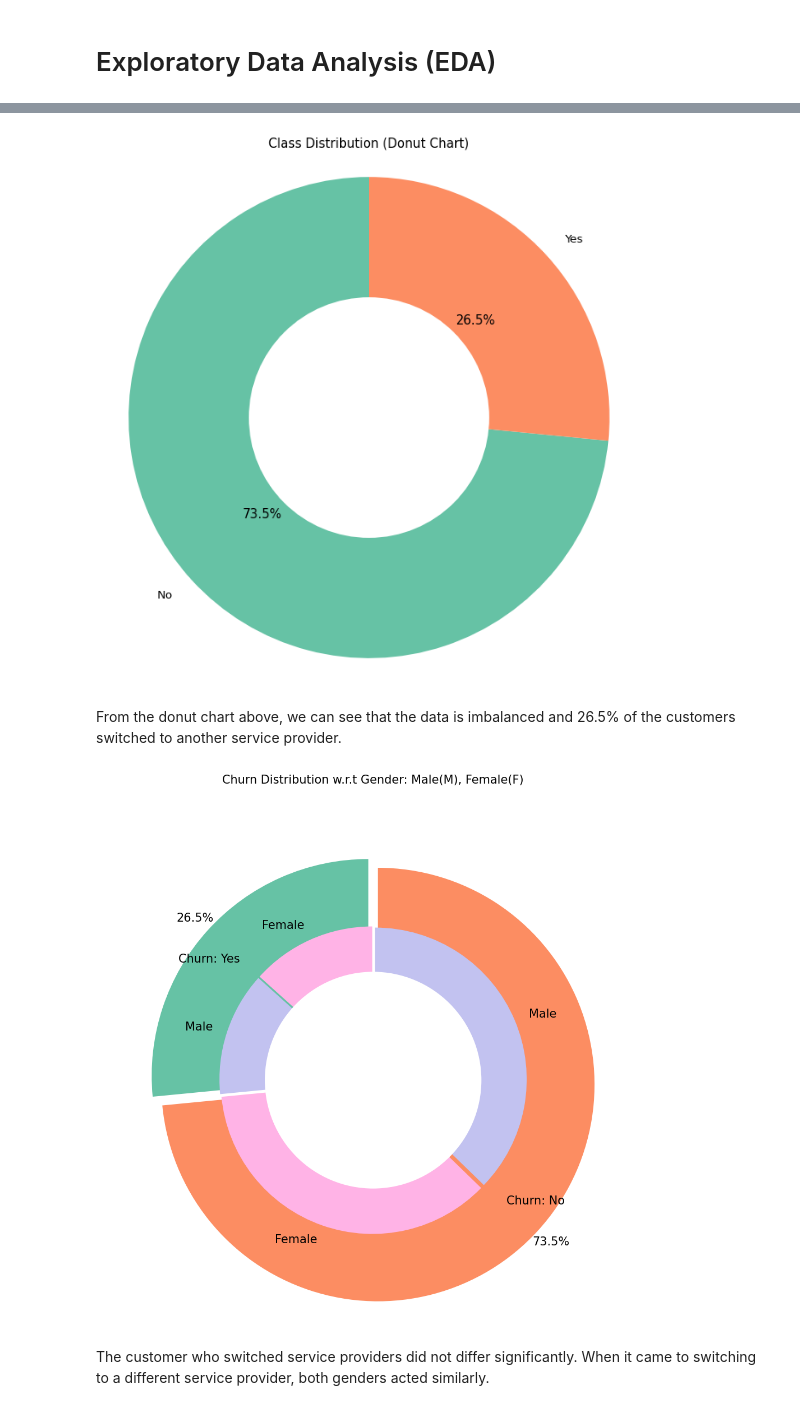
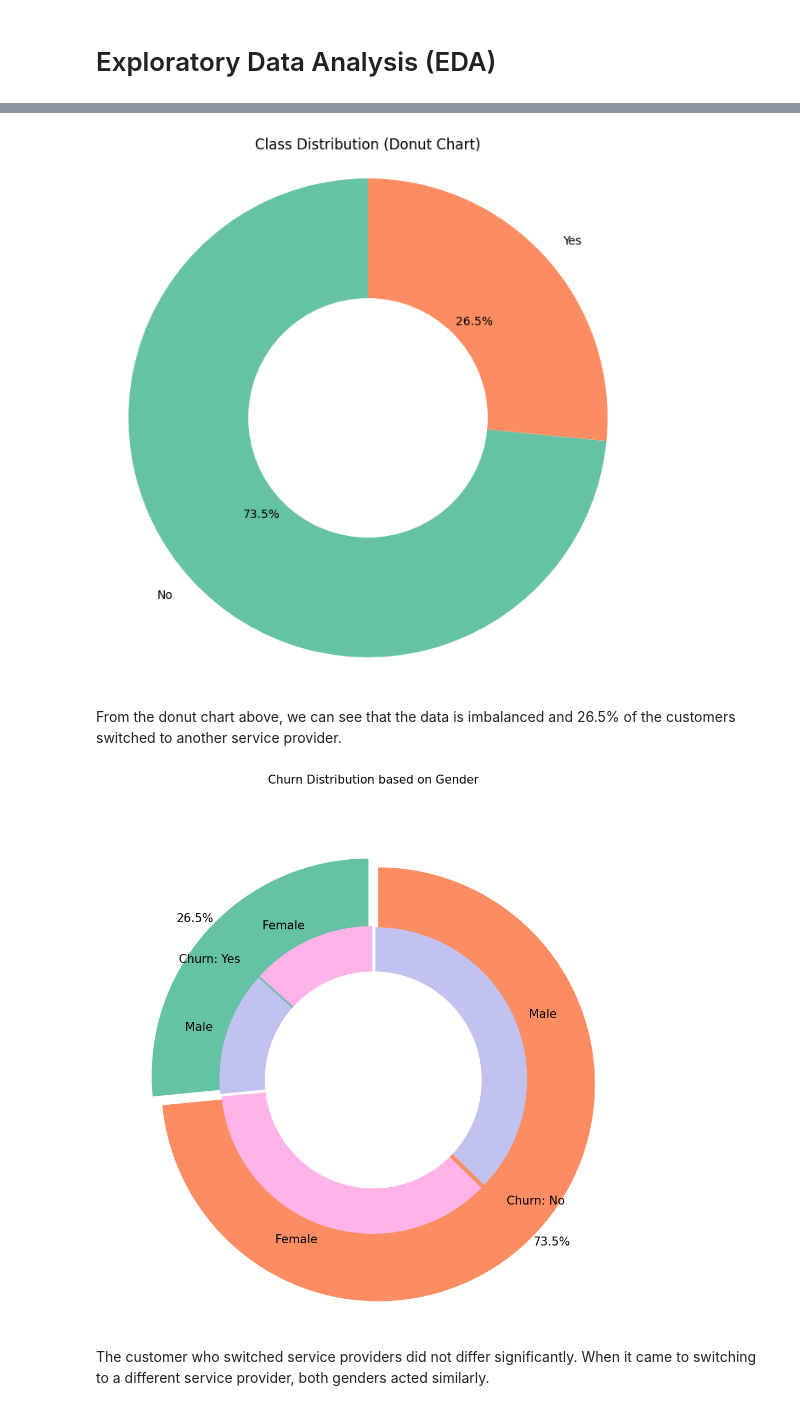
Before and after one commit to Shrestha-Dipesh/ML-Final-Project, a Jupyter notebook: ML_Final_Project.ipynb, the cells around one changed output, grey strips where cells are left out. Drawn from its saved outputs; the diff is of its cells as text; code cells hidden in the pictures.

```diff
--- a/ML_Final_Project.ipynb
+++ b/ML_Final_Project.ipynb
@@ -134,14 +139,0 @@ We will now encode categorical columns with binary value ('Yes' and 'No') with n
-# %%
-# Initialize a counter for affected columns
-affected_columns_count = 0
-
-# Iterate through columns
-for column in data.columns:
-    # Check if all unique values in the column are 'Yes' or 'No'
-    if set(data[column].unique()) == {'Yes', 'No'}:
-        # Replace 'Yes' with 1 and 'No' with 0
-        data[column] = data[column].replace({'Yes': 1, 'No': 0})
-        affected_columns_count += 1
-
-# Display the count of affected columns
-print(f'{affected_columns_count} columns were affected.')
@@ -211,20 +191,20 @@ plt.axis('equal')
 plt.title('Class Distribution (Donut Chart)')
 plt.show()
 # %% [output]
-[figure, old version]
+[figure, new version]
 # %% [markdown]
 From the donut chart above, we can see that the data is imbalanced and 26.5% of the customers switched to another service provider.
 # %%
 # Churn data
 churn_labels = ["Churn: Yes", "Churn: No"]
-churn_values = [data[data['Churn'] == 1].shape[0], data[data['Churn'] == 0].shape[0]]
+churn_values = [data[data['Churn'] == "Yes"].shape[0], data[data['Churn'] == "No"].shape[0]]
 
 # Gender data
 gender_labels = ["Female", "Male", "Female", "Male"]
-male_churn_yes_count = data[data['Churn'] == 1].loc[data['gender'] == 'Male'].shape[0]
-female_churn_yes_count = data[data['Churn'] == 1].loc[data['gender'] == 'Female'].shape[0]
-male_churn_no_count = data[data['Churn'] == 0].loc[data['gender'] == 'Male'].shape[0]
-female_churn_no_count = data[data['Churn'] == 0].loc[data['gender'] == 'Female'].shape[0]
+male_churn_yes_count = data[data['Churn'] == "Yes"].loc[data['gender'] == 'Male'].shape[0]
+female_churn_yes_count = data[data['Churn'] == "Yes"].loc[data['gender'] == 'Female'].shape[0]
+male_churn_no_count = data[data['Churn'] == "No"].loc[data['gender'] == 'Male'].shape[0]
+female_churn_no_count = data[data['Churn'] == "No"].loc[data['gender'] == 'Female'].shape[0]
 gender_sizes = [female_churn_yes_count, male_churn_yes_count, female_churn_no_count, male_churn_no_count]
 
 # Colors for plots
@@ -235,35 +215,35 @@ gender_colors = ['#ffb3e6', '#c2c2f0', '#ffb3e6', '#c2c2f0']
 churn_explode = (0.3, 0.3)
 gender_explode = (0.1, 0.1, 0.1, 0.1)
 
 # Text properties for labels
 text_props = {"fontsize": 15}
 
 # Plot Churn distribution
 plt.figure(figsize=(10, 10))
 
 # Churn pie chart
 plt.pie(churn_values, labels=churn_labels, autopct='%1.1f%%', pctdistance=1.08, labeldistance=0.8,
         colors=churn_colors, startangle=90, frame=True, explode=churn_explode, radius=10, textprops=text_props,
         counterclock=True)
 
 # Gender pie chart
 plt.pie(gender_sizes, labels=gender_labels, colors=gender_colors, startangle=90, explode=gender_explode, radius=7,
         textprops=text_props, counterclock=True)
 
 # Draw circle in the center
 centre_circle = plt.Circle((0, 0), 5, color='black', fc='white', linewidth=0)
 fig = plt.gcf()
 fig.gca().add_artist(centre_circle)
 
 # Set title
-plt.title('Churn Distribution w.r.t Gender: Male(M), Female(F)', fontsize=15, y=1.1)
+plt.title('Churn Distribution based on Gender', fontsize=15, y=1.1)
 
 # Show plot
 plt.axis('equal')
 plt.tight_layout()
 plt.show()
 # %% [output]
-[figure, old version]
+[figure, new version]
 # %% [markdown]
 The customer who switched service providers did not differ significantly. When it came to switching to a different service provider, both genders acted similarly.
 # %%
```
Also changed, not shown: parts of 26 cells of this notebook.
